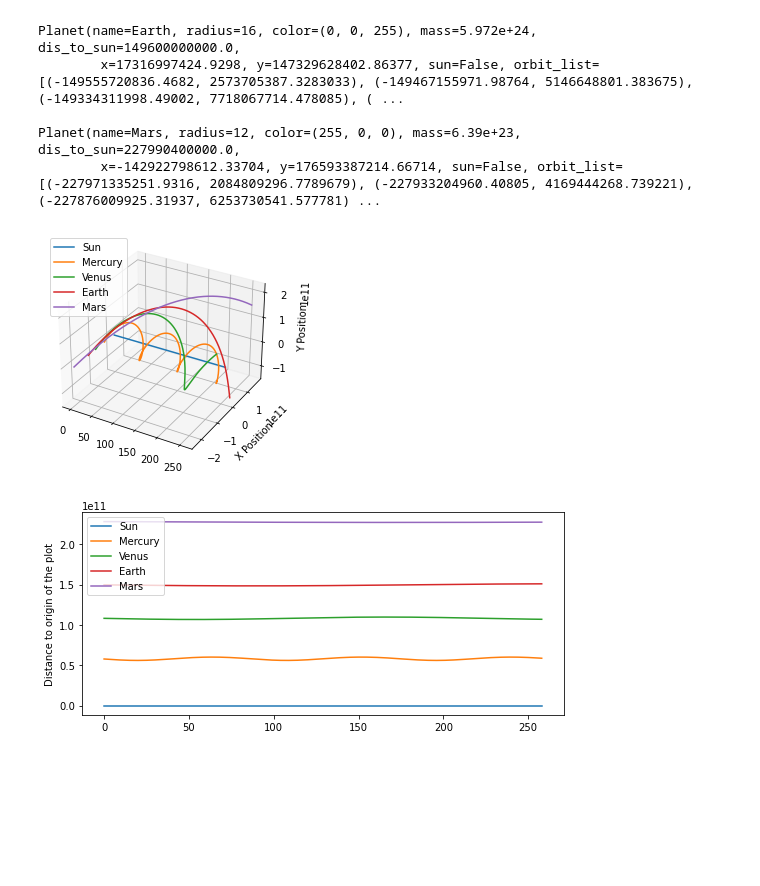
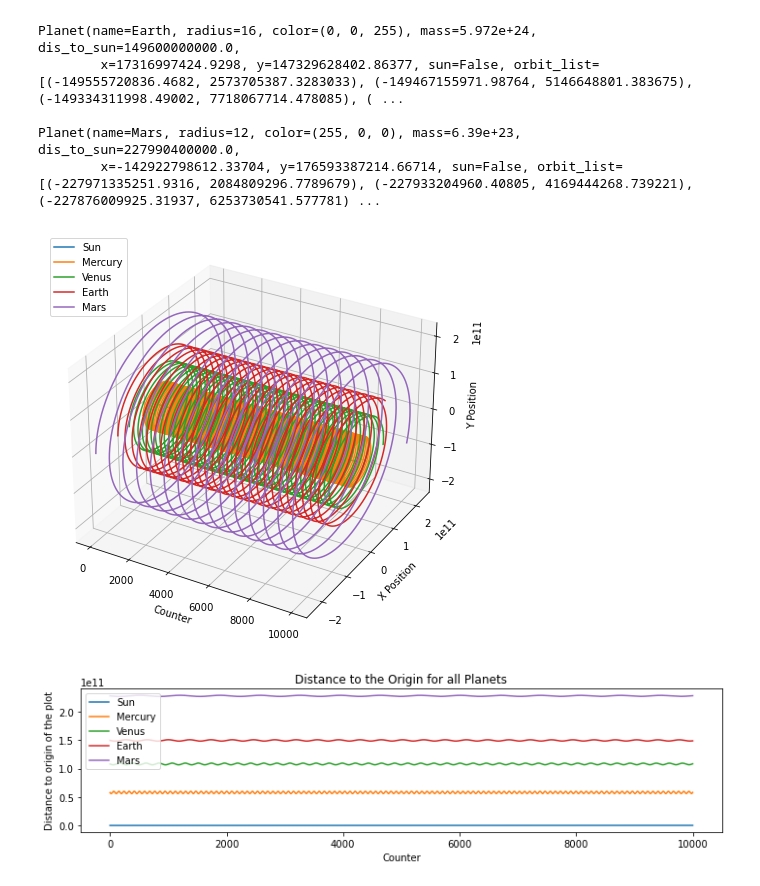
Before and after one commit to jasper-hyj/physics77-capstone-project, a Jupyter notebook: capstone-project.ipynb, the cells around one changed output. Saved outputs shown, nothing was run; the diff lists cells and outputs as text; code cells hidden in the pictures; blank space fills up the shorter version.

```diff
--- a/capstone-project.ipynb
+++ b/capstone-project.ipynb
@@ -64,14 +64,14 @@ class Planet:
     # Constructor
     def __init__(self, name, dis_to_sun, radius, color, mass):
         self.name = name
-        self.x = -dis_to_sun * self.AU           # x position
+        self.x = -dis_to_sun * Planet.AU           # x position
         self.y = 0                              # y position
         self.radius = radius                    # radius
         self.color = color                      # color
         self.mass = mass                        # mass
         self.sun = (dis_to_sun == 0)           # if it's the sun
-        self.dis_to_sun = dis_to_sun * self.AU  # distance from planet to sun
-
+        self.dis_to_sun = dis_to_sun * Planet.AU  # distance from planet to sun
+        if (self.sun): Planet.MASS_OF_SUN = mass
         self.orbit = []
         self.x_speed = 0 # x speed
         self.y_speed = 0 if (self.sun) else math.sqrt((Planet.G * Planet.MASS_OF_SUN) / self.dis_to_sun)     # y speed
@@ -159,7 +159,7 @@ def simulation(planets, limit=-1, delay=True):
     while run and count != limit:
         SCREEN.fill((0, 0, 0)) # fill the screen black every frame, or else the old frames will still be on the screen
 
-        # Quit loop when recieve quit signal
+        # Quit loop when receive quit signal
         for event in pygame.event.get():
             if event.type == pygame.QUIT:
                 run = False
@@ -171,8 +171,9 @@ def simulation(planets, limit=-1, delay=True):
             if len(updated_points) >= 2: pygame.draw.lines(SCREEN, planet.color, False, updated_points)
 
             if not planet.sun:
-                distance_text = FONT.render(f"{planet.name}", True, WHITE)
-                SCREEN.blit(distance_text, (x - distance_text.get_width() / 2, y - distance_text.get_height() / 2 - 20))
+                planet_name_text = FONT.render(f"{planet.name}", True, WHITE)
+                SCREEN.blit(planet_name_text, \
+                    (x - planet_name_text.get_width() / 2, y - planet_name_text.get_height() / 2 - 20))
 
             pygame.draw.circle(SCREEN, planet.color, (x, y), planet.radius) # draw the planet
 
@@ -191,17 +192,7 @@ planets = [
         Planet('Mars', 1.524, 12, RED, 6.39 * 10 ** 23)
 ]
 
-simulation(planets, limit=1000, delay=False)
+simulation(planets, limit=10000, delay=False)
-# %%
-planets = [
-        Planet('Sun', 0, 30, YELLOW, 1.98892 * 10 ** 30),
-        Planet('Mercury', 0.387, 8, GREY, 0.330 * 10 ** 24),
-        Planet('Venus', 0.723, 14, WHITE, 4.8685 * 10 ** 24),
-        Planet('Earth', 1, 16, BLUE, 5.972 * 10 ** 24),
-        Planet('Mars', 1.524, 12, RED, 6.39 * 10 ** 23)
-]
-
-simulation(planets)
 # %%
 for planet in planets:
     print(planet)
@@ -221,29 +212,34 @@ Planet(name=Earth, radius=16, color=(0, 0, 255), mass=5.972e+24, dis_to_sun=1496
 Planet(name=Mars, radius=12, color=(255, 0, 0), mass=6.39e+23, dis_to_sun=227990400000.0,
         x=-142922798612.33704, y=176593387214.66714, sun=False, orbit_list=[(-227971335251.9316, 2084809296.7789679), (-227933204960.40805, 4169444268.739221), (-227876009925.31937, 6253730541.577781) ...
 # %%
-ax = plt.figure().add_subplot(projection='3d')
-plt.rcParams["figure.figsize"] = [7.50, 3.50]
-plt.rcParams["figure.autolayout"] = True
+fig = plt.figure()
+ax = fig.add_subplot(projection='3d')
+fig.set_size_inches(6, 6)
+ax.set_xlabel("Counter")
 ax.set_ylabel("X Position")
 ax.set_zlabel("Y Position")
 
 for planet in planets:
     x, y = zip(*planet.orbit)
     ax.plot(np.arange(0, len(x), 1), x, y, label=planet.name)
 leg = plt.legend(loc='upper left')
 plt.show()
 # %% [output]
-[figure, old version]
+[figure, new version]
 # %%
+plt.rcParams["figure.figsize"] = [10, 3]
+plt.rcParams["figure.autolayout"] = True
 for planet in planets:
     x, y = zip(*planet.orbit)
     dis = []
     for i in range(len(x)):
         dis.append(math.hypot(x[i], y[i]))
     plt.plot(np.arange(0, len(x), 1), dis, label=planet.name)
+plt.title("Distance to the Origin for all Planets")
+plt.xlabel("Counter")
 plt.ylabel("Distance to origin of the plot")
 leg = plt.legend(loc='upper left')
 plt.show()
 # %% [output]
-[figure, old version]
+[figure, new version]
 # %%
```
Also changed, not shown: parts of 1 cell of this notebook.
